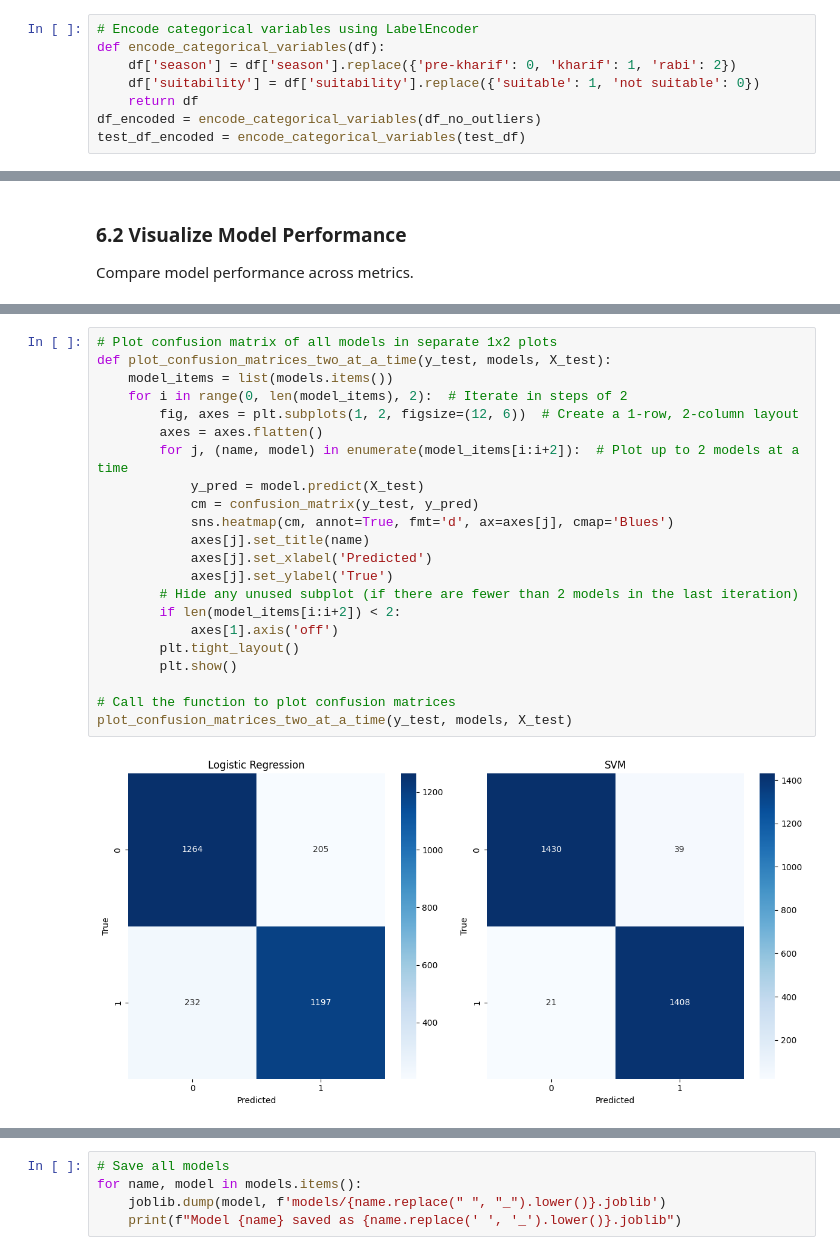
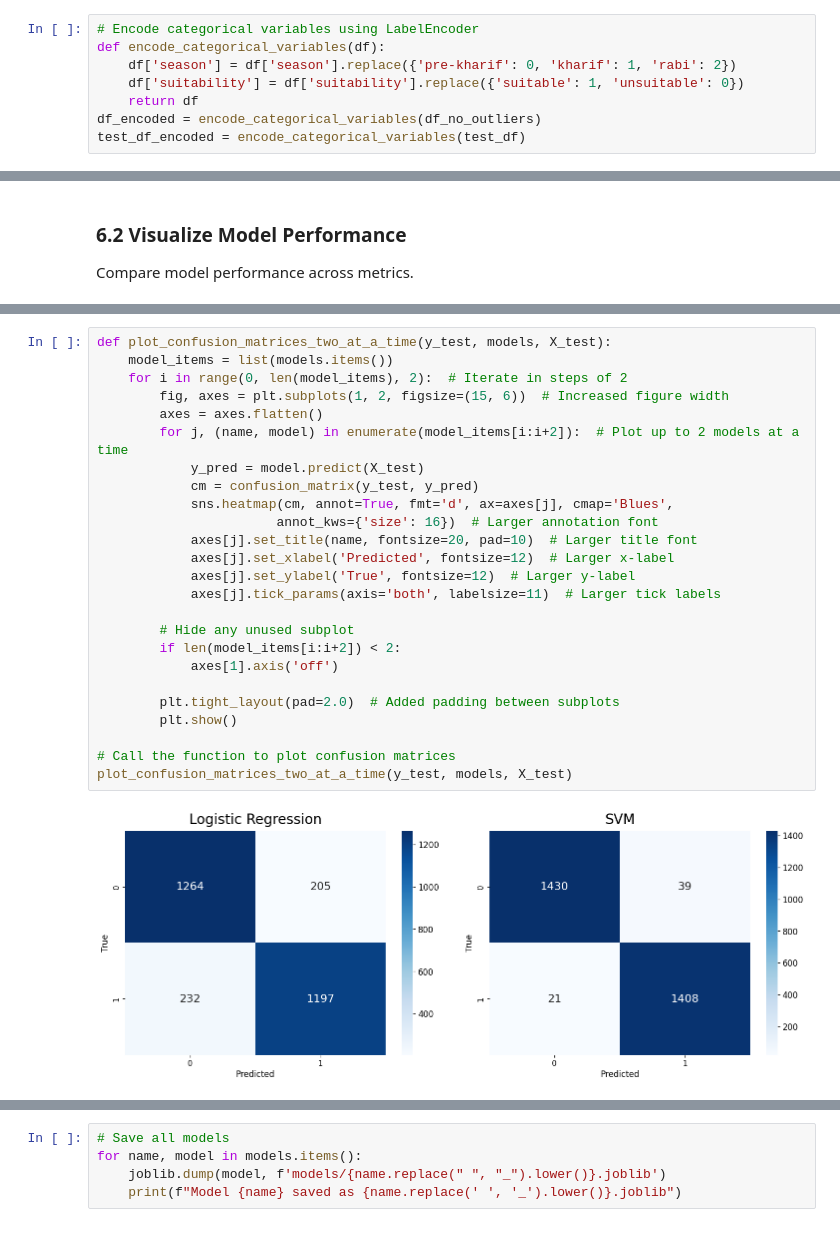
Before and after one commit to mdjubaer12/ML-Based-Decision-Support-for-Rice-Cultivation-Suitability-in-Bangladesh, a Jupyter notebook: rice_yield_analysis.ipynb, the cells around one changed output, grey strips where cells are left out. Cells and saved outputs as stored; diff of their text form.

```diff
--- a/rice_yield_analysis.ipynb
+++ b/rice_yield_analysis.ipynb
@@ -270,7 +284,7 @@ Categorical columns: Index(['season', 'suitability'], dtype='object')
 # Encode categorical variables using LabelEncoder
 def encode_categorical_variables(df):
     df['season'] = df['season'].replace({'pre-kharif': 0, 'kharif': 1, 'rabi': 2})
-    df['suitability'] = df['suitability'].replace({'suitable': 1, 'not suitable': 0})
+    df['suitability'] = df['suitability'].replace({'suitable': 1, 'unsuitable': 0})
     return df
 df_encoded = encode_categorical_variables(df_no_outliers)
 test_df_encoded = encode_categorical_variables(test_df)
@@ -511,24 +525,27 @@ plot_precision_recall_curves(y_test, models, X_test)
 # %%
-# Plot confusion matrix of all models in separate 1x2 plots
 def plot_confusion_matrices_two_at_a_time(y_test, models, X_test):
     model_items = list(models.items())
     for i in range(0, len(model_items), 2):  # Iterate in steps of 2
-        fig, axes = plt.subplots(1, 2, figsize=(12, 6))  # Create a 1-row, 2-column layout
+        fig, axes = plt.subplots(1, 2, figsize=(15, 6))  # Increased figure width
         axes = axes.flatten()
         for j, (name, model) in enumerate(model_items[i:i+2]):  # Plot up to 2 models at a time
             y_pred = model.predict(X_test)
             cm = confusion_matrix(y_test, y_pred)
-            sns.heatmap(cm, annot=True, fmt='d', ax=axes[j], cmap='Blues')
-            axes[j].set_title(name)
-            axes[j].set_xlabel('Predicted')
-            axes[j].set_ylabel('True')
-        # Hide any unused subplot (if there are fewer than 2 models in the last iteration)
+            sns.heatmap(cm, annot=True, fmt='d', ax=axes[j], cmap='Blues',
+                       annot_kws={'size': 16})  # Larger annotation font
+            axes[j].set_title(name, fontsize=20, pad=10)  # Larger title font
+            axes[j].set_xlabel('Predicted', fontsize=12)  # Larger x-label
+            axes[j].set_ylabel('True', fontsize=12)  # Larger y-label
+            axes[j].tick_params(axis='both', labelsize=11)  # Larger tick labels
+
+        # Hide any unused subplot
         if len(model_items[i:i+2]) < 2:
             axes[1].axis('off')
-        plt.tight_layout()
+
+        plt.tight_layout(pad=2.0)  # Added padding between subplots
         plt.show()
 
 # Call the function to plot confusion matrices
 plot_confusion_matrices_two_at_a_time(y_test, models, X_test)
 # %% [output]
-[figure, old version]
+[figure, new version]
```
Also changed, not shown: parts of 19 cells of this notebook, 25 other files.
